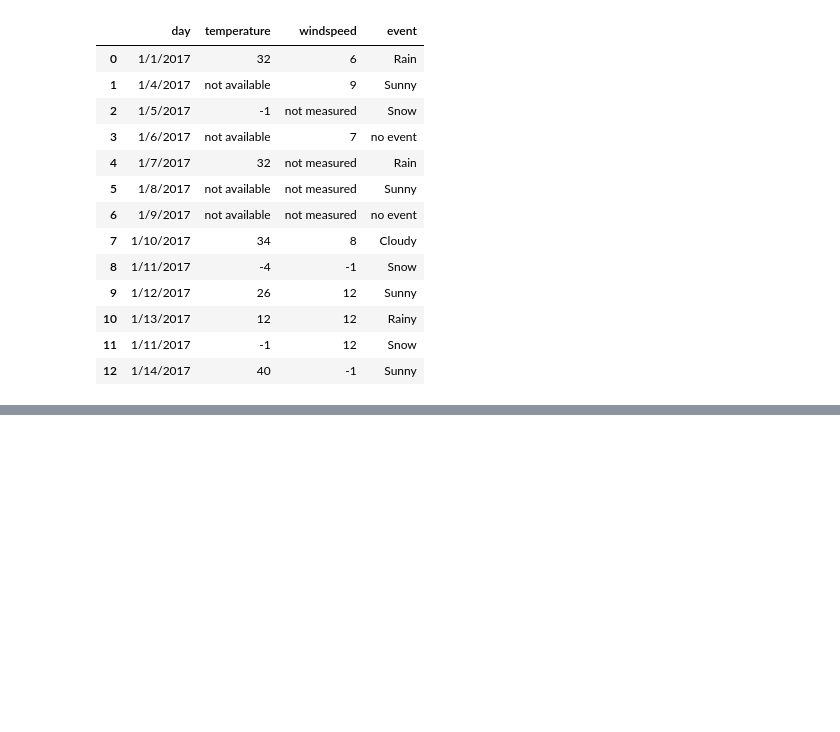
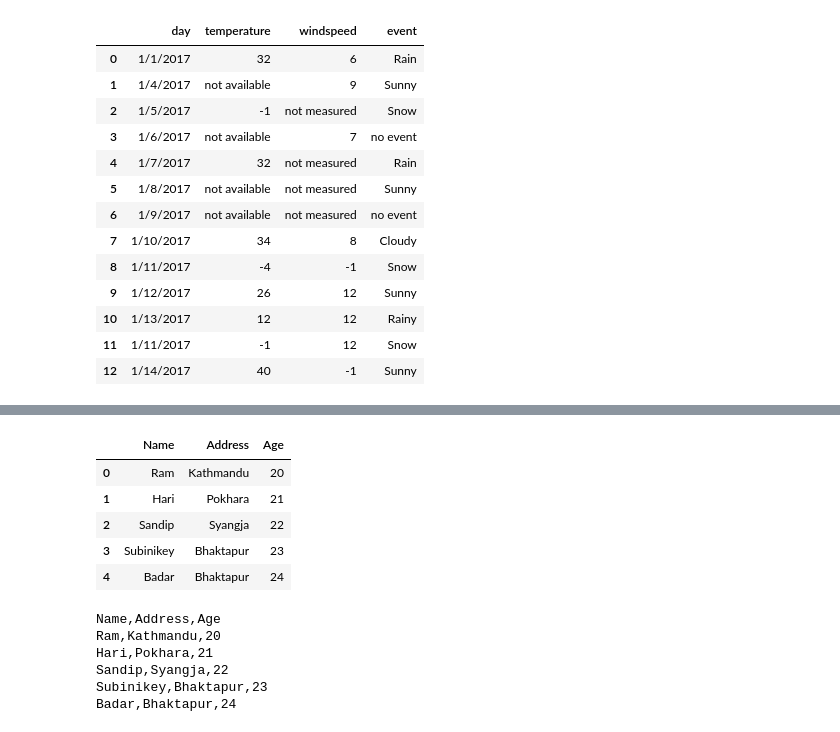
Before and after one commit to Sandip-3/DATA_ML, a Jupyter notebook: Week_Five/Pandas/pnadas_second.ipynb, the cells around one changed output, grey strips where cells are left out. Saved outputs shown, nothing was run; the diff lists cells and outputs as text; code cells hidden in the pictures; blank space fills up the shorter version.

Commit message:
Week_5 Pandas

```diff
--- a/Week_Five/Pandas/pnadas_second.ipynb
+++ b/Week_Five/Pandas/pnadas_second.ipynb
@@ -205,0 +262,31 @@ df_weather
+# %%
+# Pandas Dataframe to CSV file
+dictionary_data = {
+    'Name' : ['Ram' ,'Hari' ,'Sandip','Subinikey','Badar'],
+    'Address':['Kathmandu','Pokhara','Syangja','Bhaktapur','Bhaktapur'],
+    'Age':[20,21,22,23,24]
+}
+
+data_frame = pd.DataFrame(dictionary_data)
+data_frame
+# %% [output]
+|  | Name | Address | Age |
+| 0 | Ram | Kathmandu | 20 |
+| 1 | Hari | Pokhara | 21 |
+| 2 | Sandip | Syangja | 22 |
+| 3 | Subinikey | Bhaktapur | 23 |
+| 4 | Badar | Bhaktapur | 24 |
+# %%
+csv_file = data_frame.to_csv('Details.csv' , index=None)
+csv_file
+with open('Details.csv' ,'r') as csv_file:
+    content = csv_file.read()
+
+print(content)
+# %% [output]
+Name,Address,Age
+Ram,Kathmandu,20
+Hari,Pokhara,21
+Sandip,Syangja,22
+Subinikey,Bhaktapur,23
+Badar,Bhaktapur,24
```
Also changed, not shown: parts of 7 cells of this notebook, 5 other files.
